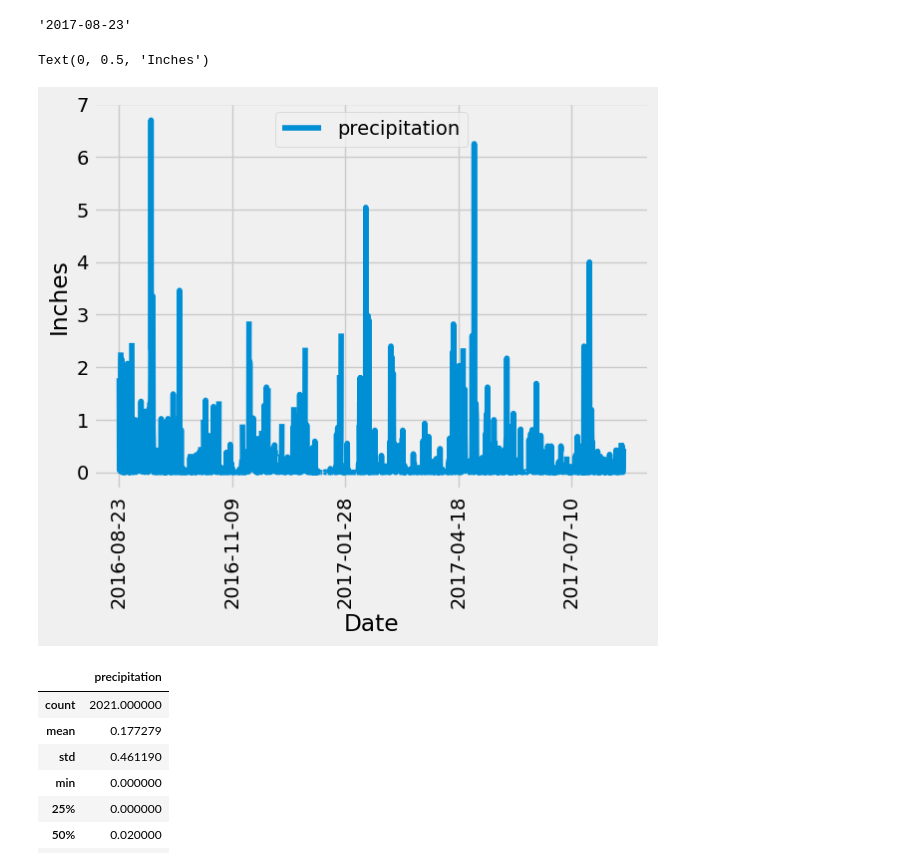
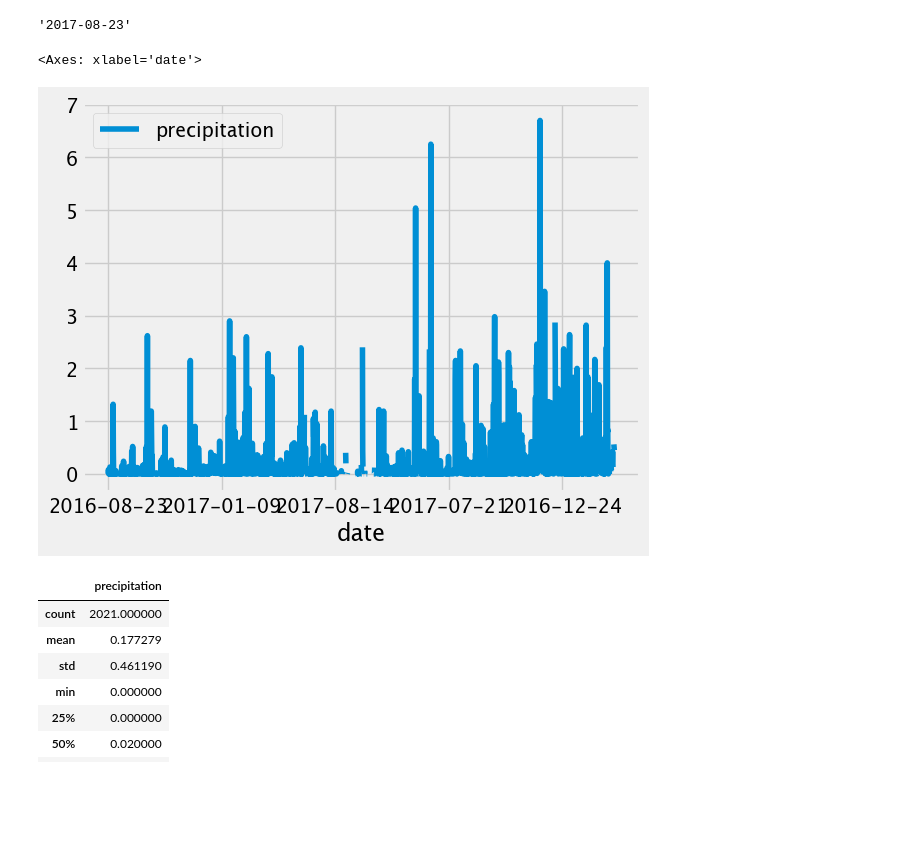
Before and after one commit to Gabriellaade/sqlalchemy-challenge, a Jupyter notebook: climate.ipynb, the cells around one changed output. Cells and saved outputs as stored; diff of their text form; code cells hidden in the pictures; blank space fills up the shorter version.

```diff
--- a/climate.ipynb
+++ b/climate.ipynb
@@ -54,22 +54,28 @@ last_date_str
 # %%
 # Design a query to retrieve the last 12 months of precipitation data and plot the results.
 # Starting from the most recent data point in the database.
 
 # Calculate the date one year from the last date in data set.
+year_last_date = dt.date(2017,8,23) - dt.timedelta(days= 365)
 
 
 # Perform a query to retrieve the data and precipitation scores
-
+retrieve_data = []
+retrieve_data = session.query(Measurement.date, Measurement.prcp)
 
 # Save the query results as a Pandas DataFrame. Explicitly set the column names
+retrieve_data = session.query(Measurement.date, Measurement.prcp).filter(Measurement.date >= year_last_date)
+retrieve_data = session.query(Measurement.date, Measurement.prcp).filter(Measurement.date >= year_last_date).all()
 
 
 # Sort the dataframe by date
-
+rain_by_date_df = pd.DataFrame(results, columns=['date','precipitation'])
+rain_by_date_df.set_index(rain_by_date_df['date'], inplace=True)
 
 # Use Pandas Plotting with Matplotlib to plot the data
+rain_by_date_df.plot()
 # %% [output]
-Text(0, 0.5, 'Inches')
+<Axes: xlabel='date'>
-[figure, old version]
+[figure, new version]
 # %%
 # Use Pandas to calculate the summary statistics for the precipitation data
```
Also changed, not shown: parts of 5 cells of this notebook.
